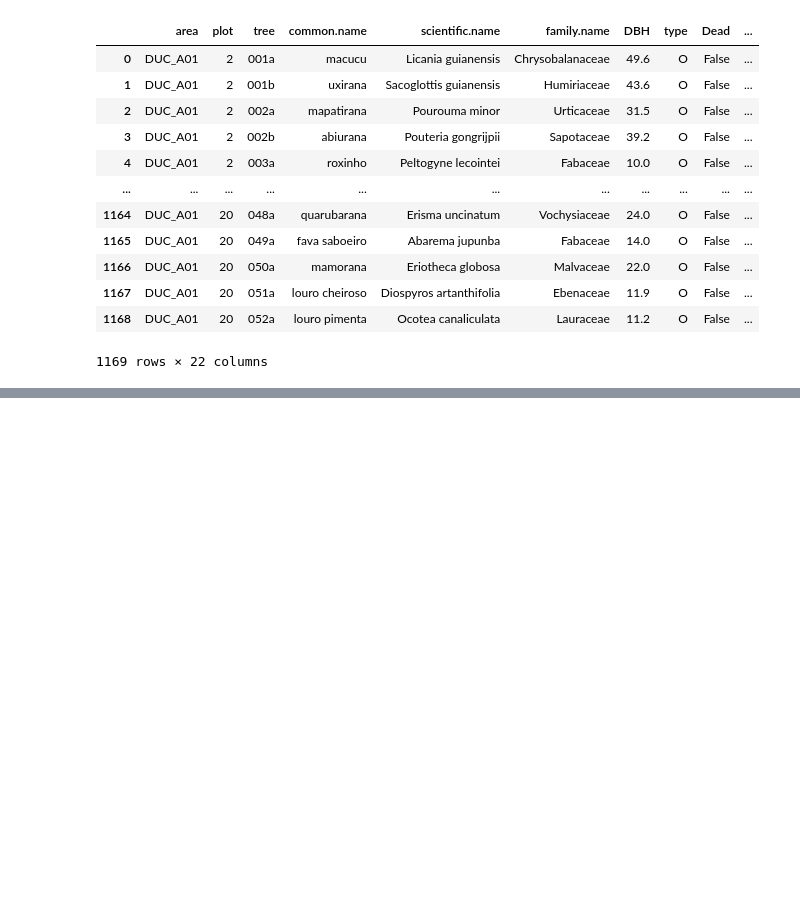
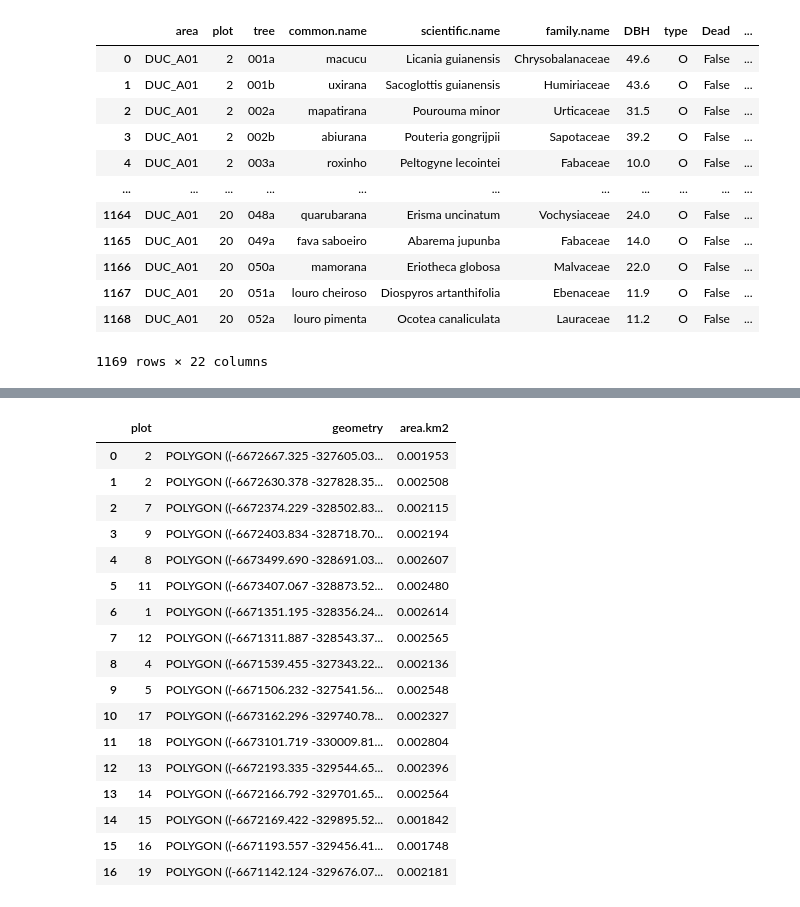
Before and after one commit to joaovictordecastroa/canopyEstimation, a Jupyter notebook: src/inventory.ipynb, the cells around one changed output, grey strips where cells are left out. Cells and saved outputs as stored; diff of their text form; code cells hidden in the pictures; blank space fills up the shorter version.

```diff
--- a/src/inventory.ipynb
+++ b/src/inventory.ipynb
@@ -425,0 +498,24 @@ inventory
+# %%
+tost = pd.DataFrame(tost.rename({"plot_ID": "plot"}, axis=1))
+tost["plot"] = tost["plot"].str.replace(r"(P|0)", r"", case=True, regex=True)
+tost["plot"] = pd.to_numeric(tost["plot"], errors="coerce").astype(np.int64)
+tost
+# %% [output]
+|  | plot | geometry | area.km2 |
+| 0 | 2 | POLYGON ((-6672667.325 -327605.03... | 0.001953 |
+| 1 | 2 | POLYGON ((-6672630.378 -327828.35... | 0.002508 |
+| 2 | 7 | POLYGON ((-6672374.229 -328502.83... | 0.002115 |
+| 3 | 9 | POLYGON ((-6672403.834 -328718.70... | 0.002194 |
+| 4 | 8 | POLYGON ((-6673499.690 -328691.03... | 0.002607 |
+| 5 | 11 | POLYGON ((-6673407.067 -328873.52... | 0.002480 |
+| 6 | 1 | POLYGON ((-6671351.195 -328356.24... | 0.002614 |
+| 7 | 12 | POLYGON ((-6671311.887 -328543.37... | 0.002565 |
+| 8 | 4 | POLYGON ((-6671539.455 -327343.22... | 0.002136 |
+| 9 | 5 | POLYGON ((-6671506.232 -327541.56... | 0.002548 |
+| 10 | 17 | POLYGON ((-6673162.296 -329740.78... | 0.002327 |
+| 11 | 18 | POLYGON ((-6673101.719 -330009.81... | 0.002804 |
+| 12 | 13 | POLYGON ((-6672193.335 -329544.65... | 0.002396 |
+| 13 | 14 | POLYGON ((-6672166.792 -329701.65... | 0.002564 |
+| 14 | 15 | POLYGON ((-6672169.422 -329895.52... | 0.001842 |
+| 15 | 16 | POLYGON ((-6671193.557 -329456.41... | 0.001748 |
+| 16 | 19 | POLYGON ((-6671142.124 -329676.07... | 0.002181 |
```
Also changed, not shown: parts of 13 cells of this notebook.
